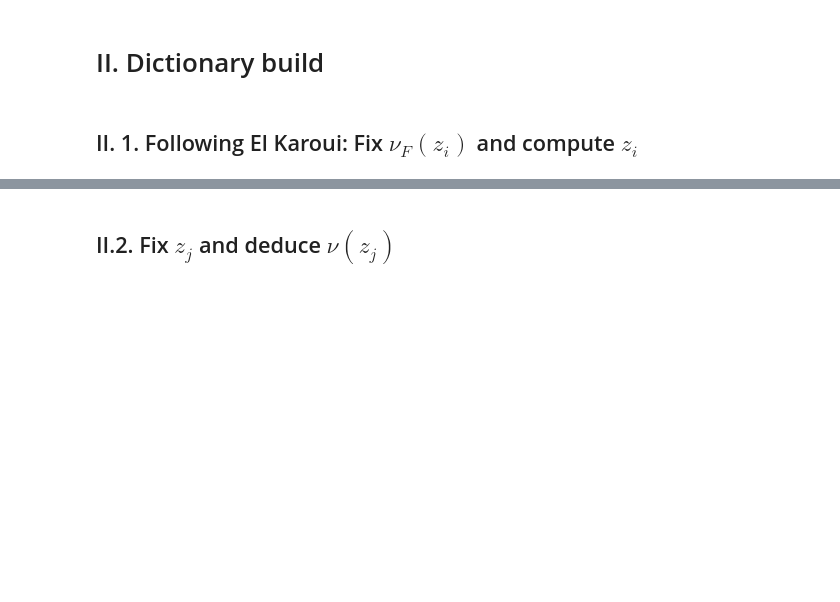
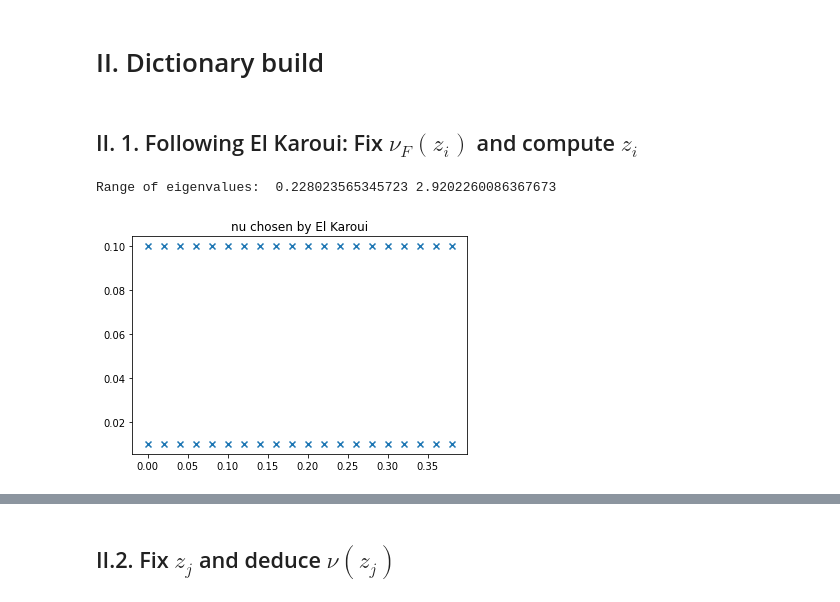
Before and after one commit to mauricio-velasco/free_deconvolution, a Jupyter notebook: ipynb/ElKaroui.ipynb, the cells around one changed output, grey strips where cells are left out. Saved outputs shown, nothing was run; the diff lists cells and outputs as text; code cells hidden in the pictures; blank space fills up the shorter version.

```diff
--- a/ipynb/ElKaroui.ipynb
+++ b/ipynb/ElKaroui.ipynb
@@ -116,19 +122,22 @@ plt.show()
 # %% [markdown]
 ## II. 1. Following El Karoui: Fix  $\nu_F(z_i)$ and compute $z_i$
 # %%
-nu = np.array( [complex(0.02*a,b) for a in range(0, 50) for b in [0.01,0.1]] )
+nu = np.array( [complex(0.02*a,b) for a in range(0, 20) for b in [0.01,0.1]] )
 #nu = np.array( [complex(0.01*a,b) for a in range(-50, 50) for b in [0.01,0.1]] )
 
 l1 = np.max( diag )
 lp = np.min( diag )
 print( "Range of eigenvalues: ", lp, l1)
 
 plt.figure()
 plt.scatter( np.real(nu), np.imag(nu), marker='x')
 plt.title("nu chosen by El Karoui")
 plt.show()
 
 diag_norm = diag/l1
+# %% [output]
+Range of eigenvalues:  0.228023565345723 2.9202260086367673
+[figure, added]
 # %%
 from freeDeconvolution import elkaroui, sampling
 
```
Also changed, not shown: parts of 9 cells of this notebook.
